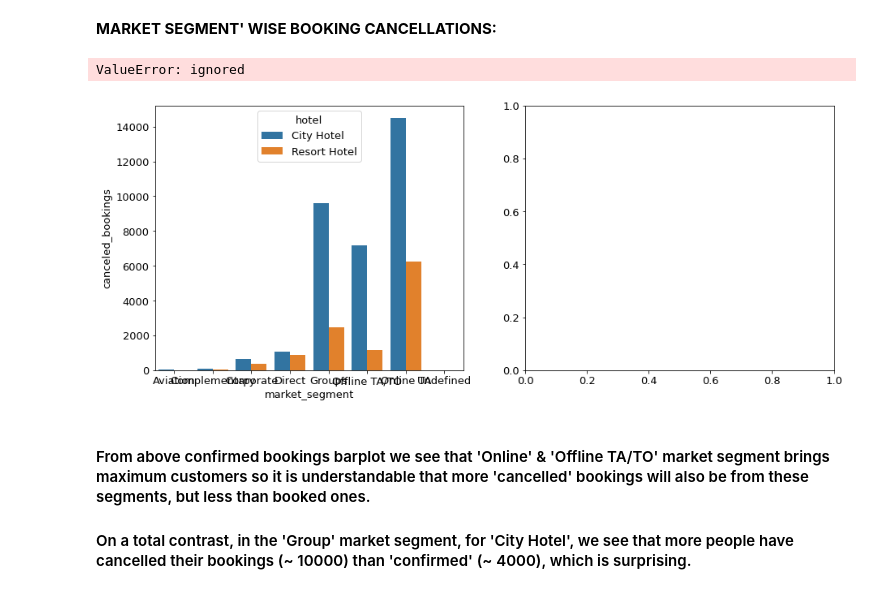
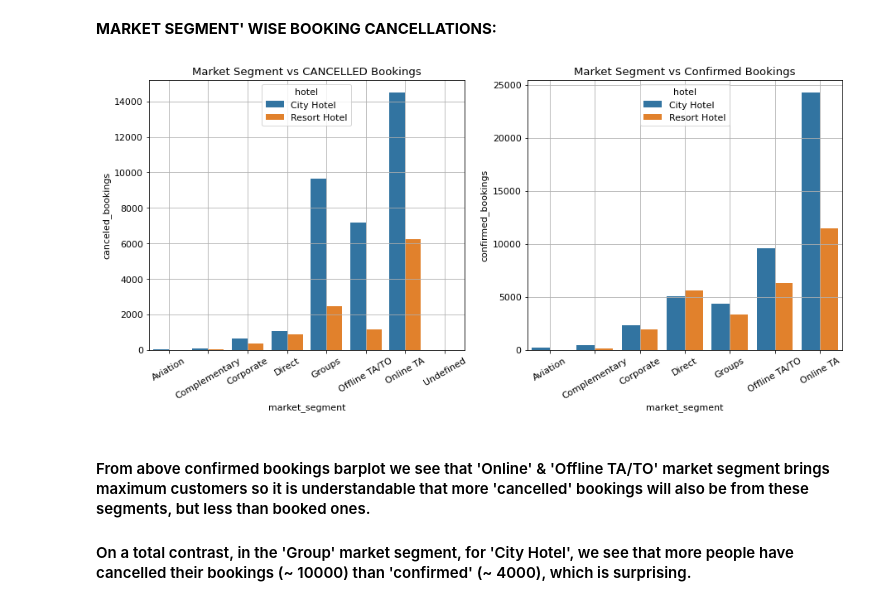
Before and after one commit to aviralsingh2907/AlmaBetter-Capstone-Project-1-EDA-Hotel-Booking-Analysis, a Jupyter notebook: CapstoneProject1_EDA_Hotel_Booking_Analysis.ipynb, the cells around one changed output. Saved outputs shown, nothing was run; the diff lists cells and outputs as text; code cells hidden in the pictures.

```diff
--- a/CapstoneProject1_EDA_Hotel_Booking_Analysis.ipynb
+++ b/CapstoneProject1_EDA_Hotel_Booking_Analysis.ipynb
@@ -551,24 +571,21 @@ axes1[1].grid()
 # %%
 # market segment wise cancellations
 
 market_segment_canceled_df = pd.DataFrame(hotel_canceled_df.groupby(['hotel','market_segment']).agg({'is_canceled':'count'})).reset_index().rename(columns = {'is_canceled':'canceled_bookings'})
 
 fig, axes = plt.subplots(1,2, figsize=(15,6))
 #-------------------------------------------------------------------------------------------------------------------------------------------------
-sns.barplot(x = 'market_segment', y='canceled_bookings',
-               hue = 'hotel',data=market_segment_canceled_df,ax=axes[0]).set_xticklabels(market_segment_canceled_df['market_segment'],rotation=30)
+sns.barplot(x = 'market_segment', y='canceled_bookings', hue = 'hotel',data=market_segment_canceled_df,ax=axes[0]).tick_params(axis='x', rotation=30)
 axes[0].set_title('Market Segment vs CANCELLED Bookings')
 axes[0].grid()
 #--------------------------------------------------------------------------------------------------------------------------------------------------
 
 # market segment wise confirmed bookings
-sns.barplot(x = 'market_segment', y='confirmed_bookings',
-               hue = 'hotel',data=market_segment_confirmed_df,ax=axes[1]).set_xticklabels(market_segment_confirmed_df['market_segment'] ,rotation=30)
+sns.barplot(x = 'market_segment', y='confirmed_bookings', hue = 'hotel',data=market_segment_confirmed_df,ax=axes[1]).tick_params(axis='x', rotation=30)
 axes[1].set_title('Market Segment vs Confirmed Bookings')
 axes[1].grid()
 # %% [output]
-ValueError: ignored
-[figure, old version]
+[figure, new version]
 # %% [markdown]
 #### From above confirmed bookings barplot we see that 'Online' & 'Offline TA/TO' market segment brings maximum customers so it is understandable that more 'cancelled' bookings will also be from these segments, but less than booked ones.
 
```
Also changed, not shown: parts of 13 cells of this notebook.
